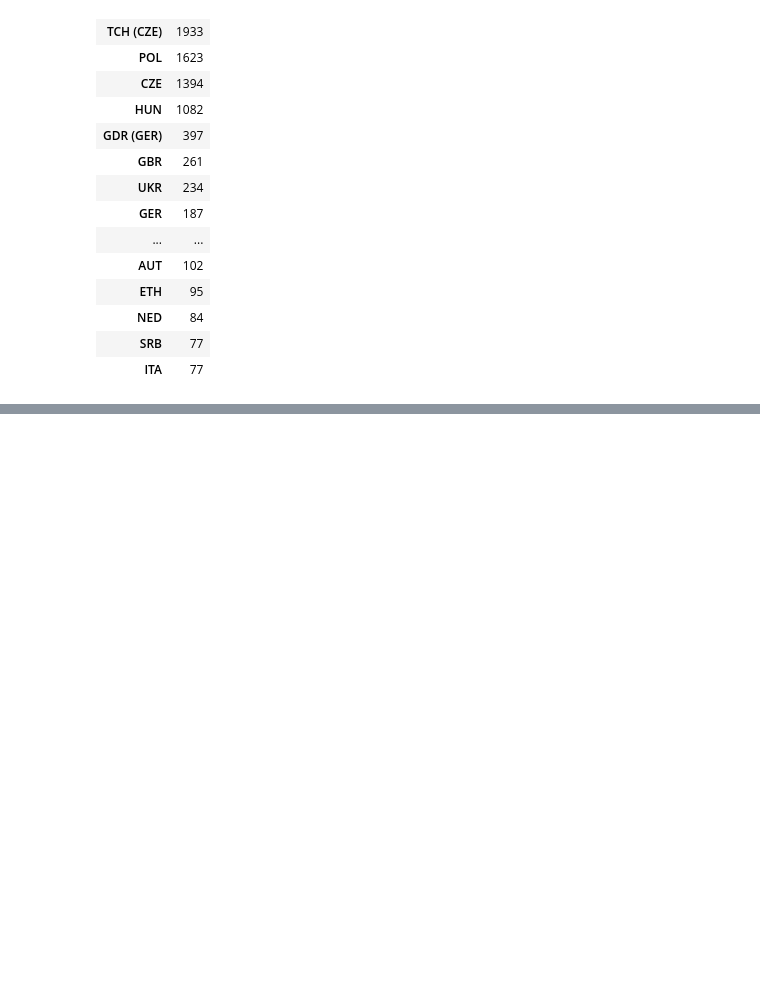
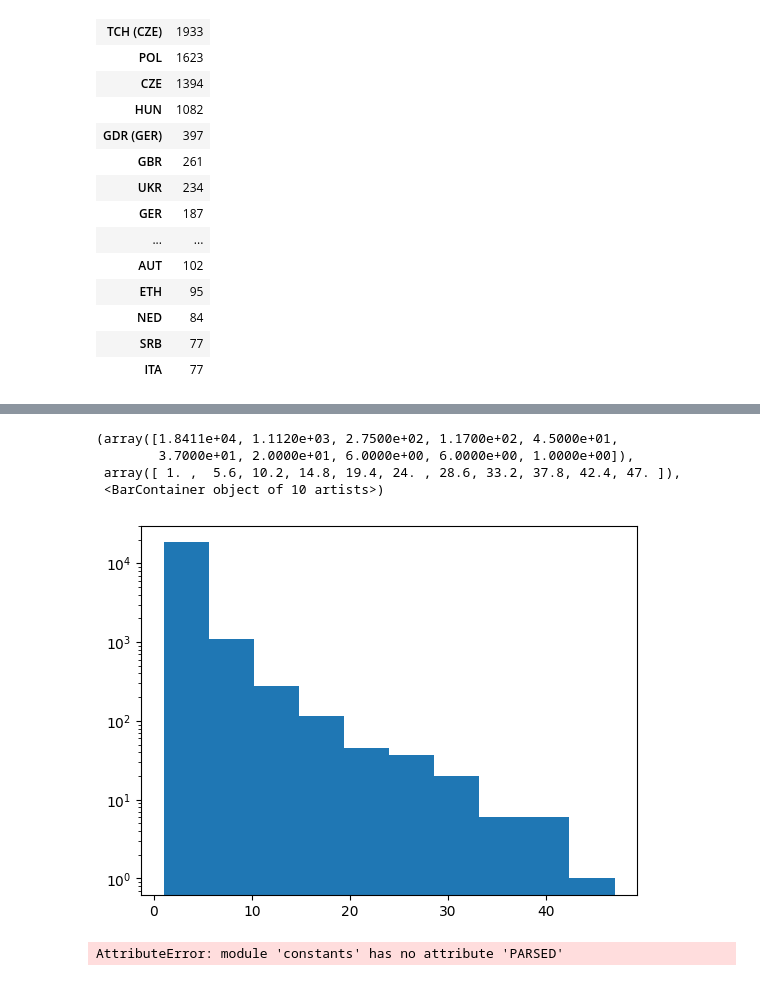
Before and after one commit to vlejd/marathon_stats, a Jupyter notebook: nb.ipynb, the cells around one changed output, grey strips where cells are left out. Saved outputs shown, nothing was run; the diff lists cells and outputs as text; code cells hidden in the pictures; blank space fills up the shorter version.

Commit message:
Refactor constants

```diff
--- a/nb.ipynb
+++ b/nb.ipynb
@@ -3,7 +4,7 @@ import glob
 import os
 import pandas as pd
 # %%
-storage_path = "data/mmmkosice/html/"
+storage_path = os.path.join(MMMKOSICE_STORAGE_PATH, HTML_PATH)
 htmls = sorted(glob.glob(os.path.join(storage_path, "*")))
 # %%
 dfs = []
@@ -74,3 +140,6 @@ states.head(20)
 | NED | 84 |
 | SRB | 77 |
 | ITA | 77 |
+# %%
+num_starts = dfs.groupby(["Priezvisko", "Meno", "Rok nar."]).size().to_frame("num_starts")
+len(num_starts.query("num_starts > 1"))
@@ -76,0 +165,8 @@ states.head(20)
+# %%
+plt.hist(num_starts, log=True)
+# %% [output]
+(array([1.8411e+04, 1.1120e+03, 2.7500e+02, 1.1700e+02, 4.5000e+01,
+        3.7000e+01, 2.0000e+01, 6.0000e+00, 6.0000e+00, 1.0000e+00]),
+ array([ 1. ,  5.6, 10.2, 14.8, 19.4, 24. , 28.6, 33.2, 37.8, 42.4, 47. ]),
+ <BarContainer object of 10 artists>)
+[figure, added]
@@ -76,0 +175,4 @@ states.head(20)
+# %%
+PARSED = constants.PARSED
+# %% [output]
+AttributeError: module 'constants' has no attribute 'PARSED'
```
Also changed, not shown: parts of 9 cells of this notebook, 2 other files.
